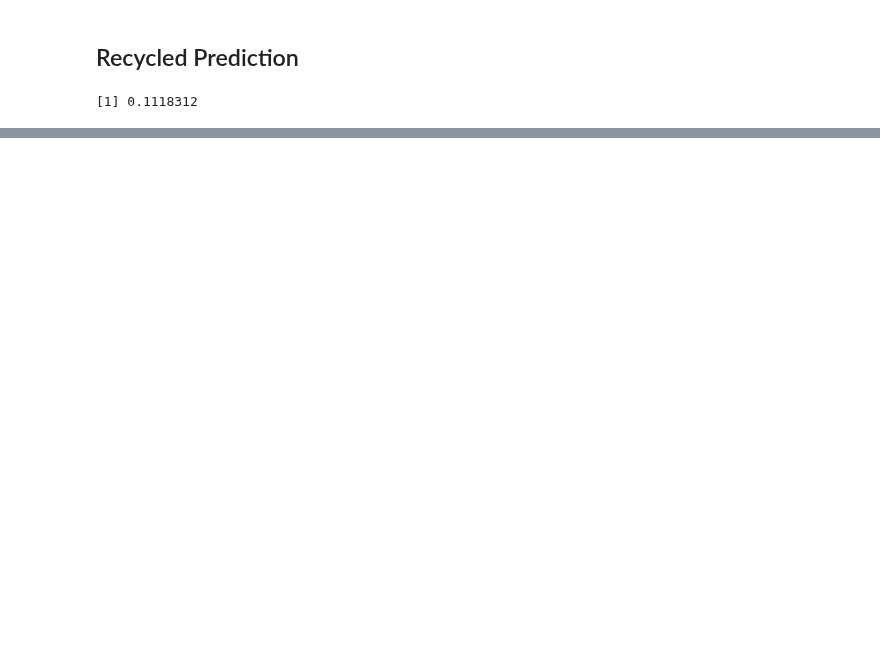
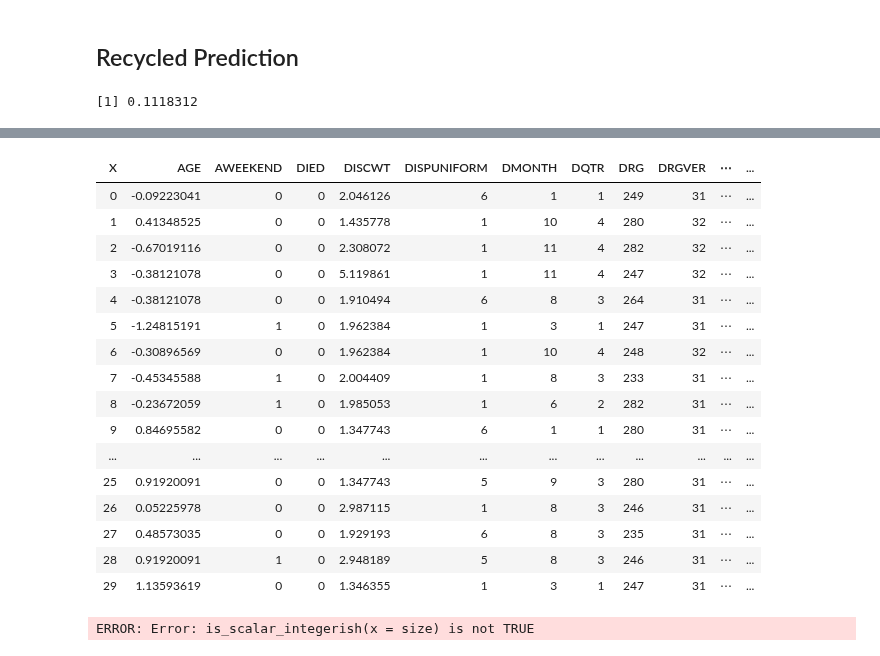
Before and after one commit to wenshuoliu/DLproj, a Jupyter notebook: NRD/Mixed_effects_logistic.ipynb, the cells around one changed output, grey strips where cells are left out. Drawn from its saved outputs; the diff is of its cells as text; code cells hidden in the pictures; blank space fills up the shorter version.

```diff
--- a/NRD/Mixed_effects_logistic.ipynb
+++ b/NRD/Mixed_effects_logistic.ipynb
@@ -356,0 +428,13 @@ write.csv(recycled_ME, file=paste0(path, 'cohorts/', cohort, '/recycled_ME_tst0.
+# %%
+cohort = 'ami'
+# %%
+index.df <- read.csv(file = paste0(path, 'cohorts30/', cohort, '/index_comorb.csv'))
+index.df$HOSP_NRD <- as.factor(index.df$HOSP_NRD)
+index.df$FEMALE <- as.factor(index.df$FEMALE)
+for(c in comorbs){
+    index.df[ , c] <- as.factor(index.df[ , c])
+}
+index.df$readm30 <- as.numeric(index.df$readm30) - 1
+age.mean <- mean(index.df$AGE)
+age.std <- sd(index.df$AGE)
+index.df$AGE <- (index.df$AGE - age.mean)/age.std
@@ -356,0 +457,2 @@ write.csv(recycled_ME, file=paste0(path, 'cohorts/', cohort, '/recycled_ME_tst0.
+# %%
+testing.df <- index.df[1:30, ]
@@ -356,0 +483,26 @@ write.csv(recycled_ME, file=paste0(path, 'cohorts/', cohort, '/recycled_ME_tst0.
+# %%
+resample <- testing.df %>% group_by(HOSP_NRD) %>% mutate(sample_size=n())
+# %%
+resample
+# %% [output]
+| X | AGE | AWEEKEND | DIED | DISCWT | DISPUNIFORM | DMONTH | DQTR | DRG | DRGVER | ⋯ | ... |
+| 0 | -0.09223041 | 0 | 0 | 2.046126 | 6 | 1 | 1 | 249 | 31 | ⋯ | ... |
+| 1 | 0.41348525 | 0 | 0 | 1.435778 | 1 | 10 | 4 | 280 | 32 | ⋯ | ... |
+| 2 | -0.67019116 | 0 | 0 | 2.308072 | 1 | 11 | 4 | 282 | 32 | ⋯ | ... |
+| 3 | -0.38121078 | 0 | 0 | 5.119861 | 1 | 11 | 4 | 247 | 32 | ⋯ | ... |
+| 4 | -0.38121078 | 0 | 0 | 1.910494 | 6 | 8 | 3 | 264 | 31 | ⋯ | ... |
+| 5 | -1.24815191 | 1 | 0 | 1.962384 | 1 | 3 | 1 | 247 | 31 | ⋯ | ... |
+| 6 | -0.30896569 | 0 | 0 | 1.962384 | 1 | 10 | 4 | 248 | 32 | ⋯ | ... |
+| 7 | -0.45345588 | 1 | 0 | 2.004409 | 1 | 8 | 3 | 233 | 31 | ⋯ | ... |
+| 8 | -0.23672059 | 1 | 0 | 1.985053 | 1 | 6 | 2 | 282 | 31 | ⋯ | ... |
+| 9 | 0.84695582 | 0 | 0 | 1.347743 | 6 | 1 | 1 | 280 | 31 | ⋯ | ... |
+| ... | ... | ... | ... | ... | ... | ... | ... | ... | ... | ... | ... |
+| 25 | 0.91920091 | 0 | 0 | 1.347743 | 5 | 9 | 3 | 280 | 31 | ⋯ | ... |
+| 26 | 0.05225978 | 0 | 0 | 2.987115 | 1 | 8 | 3 | 246 | 31 | ⋯ | ... |
+| 27 | 0.48573035 | 0 | 0 | 1.929193 | 6 | 8 | 3 | 235 | 31 | ⋯ | ... |
+| 28 | 0.91920091 | 1 | 0 | 2.948189 | 5 | 8 | 3 | 246 | 31 | ⋯ | ... |
+| 29 | 1.13593619 | 0 | 0 | 1.346355 | 1 | 3 | 1 | 247 | 31 | ⋯ | ... |
+# %%
+sample_n(resample, size = resample$sample_size)
+# %% [output]
+ERROR: Error: is_scalar_integerish(x = size) is not TRUE
```
Also changed, not shown: parts of 40 cells of this notebook, 39 other files.
